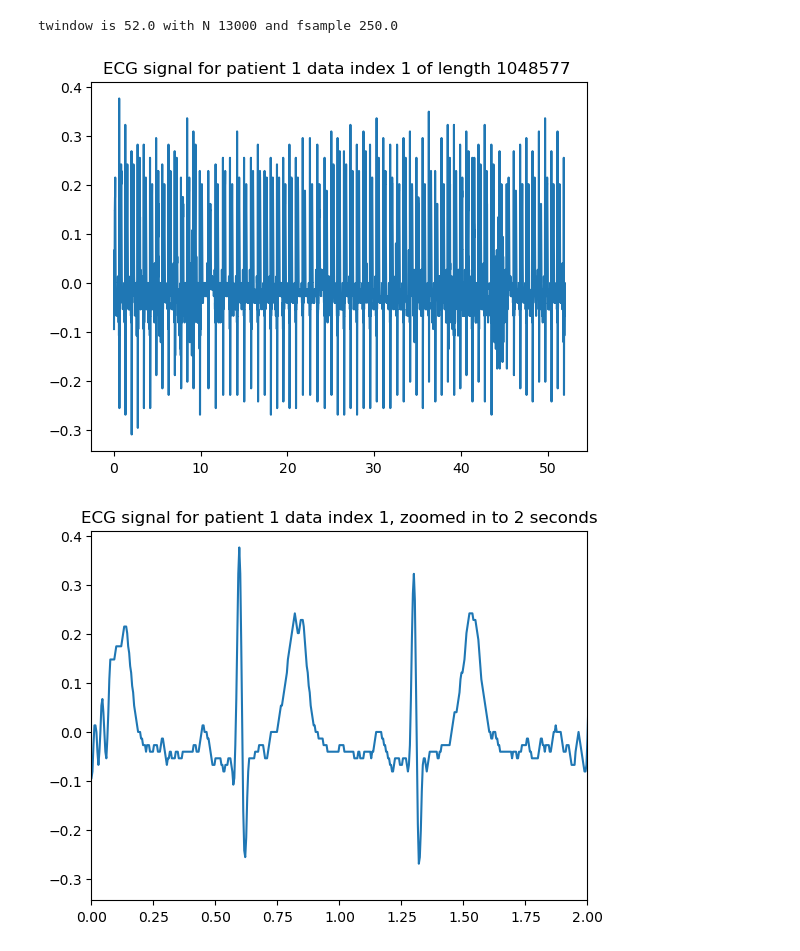
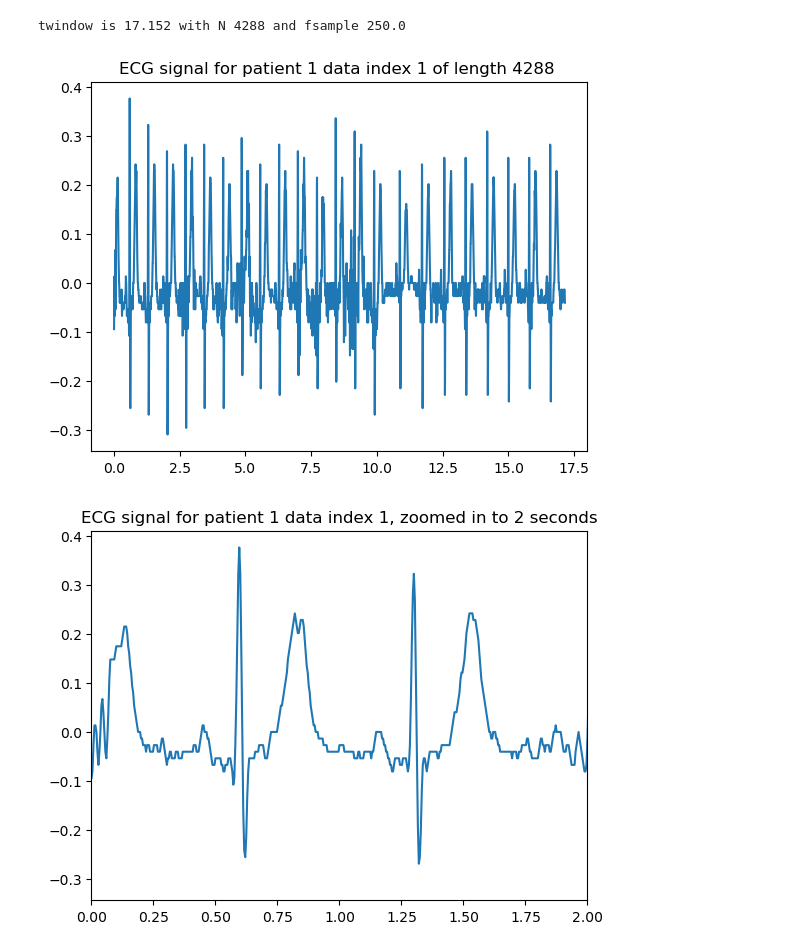
Before and after one commit to myles-i/DLH_TransferLearning, a Jupyter notebook: jupyter_notebooks/explore_spectogram.ipynb, the cells around one changed output. Cells and saved outputs as stored; diff of their text form; code cells hidden in the pictures.

Commit message:
add first-stab at 2dResNet with spectograms

```diff
--- a/jupyter_notebooks/explore_spectogram.ipynb
+++ b/jupyter_notebooks/explore_spectogram.ipynb
@@ -42,34 +27,39 @@ dict_keys(['btype', 'rtype'])
 # %%
 # lets select a portion of the signal and plot it in timedomain
-# ideally, the data size should be selected so that the spectogram output is 64xM,
-# where M >64. and so that when we select the 64 lowest frequencies, this corresponds to 0-40Hz
 data_idx = 1;
 fsample = 250.0;
 T_x = 1.0/fsample
-window_size = 400
-stride=200
-output_size = 64
-N = stride*(output_size-1) + window_size# adjust stride/output_size/window size so this is approximately 100*250
+
+# lets target a 64x64 spectogram. This is 64 time slices, and 64 frequency components
+window_size = 256 # number of samples per time slice
+stride=64
+n_time_slices = 64
+N = window_size + stride*(n_time_slices-1)# total number of samples for full spectogram
 twindow = N/fsample
 print(f"twindow is {twindow} with N {N} and fsample {fsample}")
+
+# grab the selected part of the signal (first N points)
+selected_signal =ecg_signal[data_idx][:N];
+
+# plot the selected signal in time domain
 t_x = np.arange(N) * T_x
-selected_signal =ecg_signal[data_idx][:N];
+
 
 # lets plot signal
 plt.plot(t_x, selected_signal)
 # print title with info on length
-title = f"ECG signal for patient {patient_id} data index {data_idx} of length {len(ecg_signal[data_idx])} "
+title = f"ECG signal for patient {patient_id} data index {data_idx} of length {len(selected_signal)} "
 plt.title(title)
 plt.show()
 
 # and now zoomed in
 plt.plot(t_x, selected_signal)
 plt.xlim([0, 2])
 title = f"ECG signal for patient {patient_id} data index {data_idx}, zoomed in to 2 seconds"
 plt.title(title)
 plt.show()
 # %% [output]
-twindow is 52.0 with N 13000 and fsample 250.0
+twindow is 17.152 with N 4288 and fsample 250.0
-[figure, old version]
+[figure, new version]
 [figure]
 # %%
```
Also changed, not shown: parts of 6 cells of this notebook.
